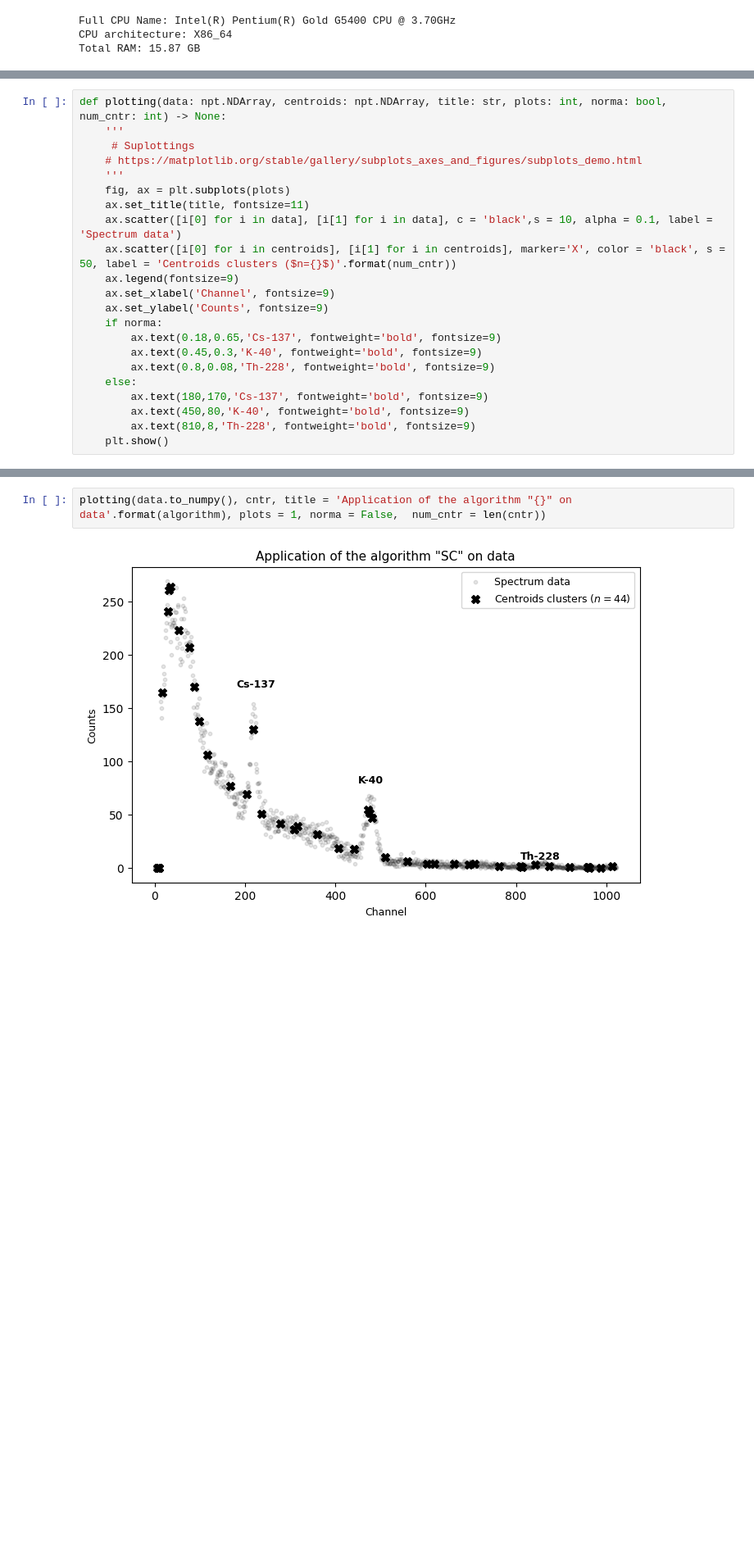
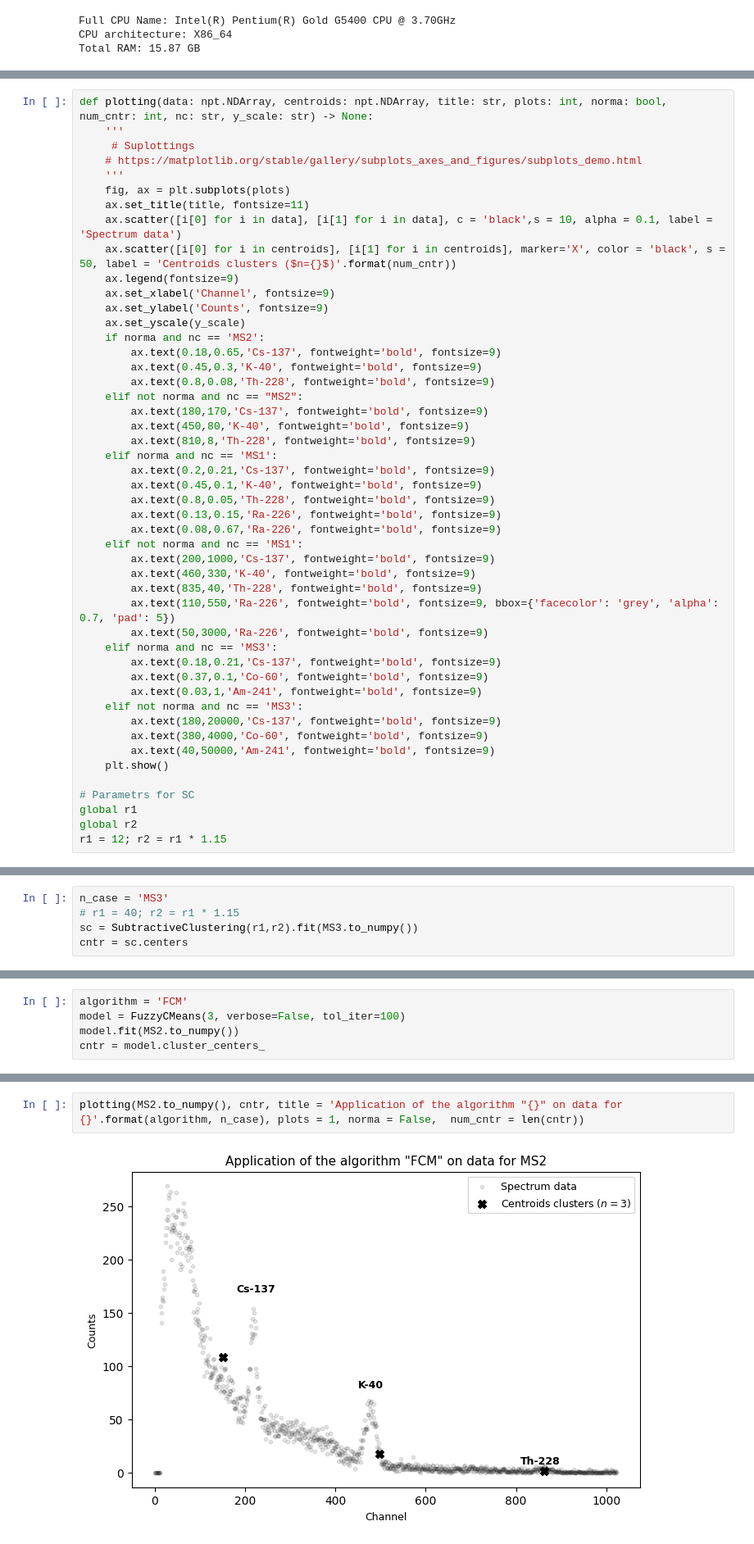
Before and after one commit to ialexpovad/acari, a Jupyter notebook: overview.ipynb, the cells around one changed output, grey strips where cells are left out. Shown at 82% size. Drawn from its saved outputs; the diff is of its cells as text; blank space fills up the shorter version.

```diff
--- a/overview.ipynb
+++ b/overview.ipynb
@@ -26,5 +60,5 @@ Total RAM: 15.87 GB
 # %%
-def plotting(data: npt.NDArray, centroids: npt.NDArray, title: str, plots: int, norma: bool, num_cntr: int) -> None:
+def plotting(data: npt.NDArray, centroids: npt.NDArray, title: str, plots: int, norma: bool, num_cntr: int, nc: str, y_scale: str) -> None:
     '''
      # Suplottings
     # https://matplotlib.org/stable/gallery/subplots_axes_and_figures/subplots_demo.html
@@ -36,13 +70,39 @@ def plotting(data: npt.NDArray, centroids: npt.NDArray, title: str, plots: int,
     ax.legend(fontsize=9)
     ax.set_xlabel('Channel', fontsize=9)
     ax.set_ylabel('Counts', fontsize=9)
-    if norma:
+    ax.set_yscale(y_scale)
+    if norma and nc == 'MS2':
         ax.text(0.18,0.65,'Cs-137', fontweight='bold', fontsize=9)
         ax.text(0.45,0.3,'K-40', fontweight='bold', fontsize=9)
         ax.text(0.8,0.08,'Th-228', fontweight='bold', fontsize=9)
-    else:
+    elif not norma and nc == "MS2":
         ax.text(180,170,'Cs-137', fontweight='bold', fontsize=9)
         ax.text(450,80,'K-40', fontweight='bold', fontsize=9)
         ax.text(810,8,'Th-228', fontweight='bold', fontsize=9)
+    elif norma and nc == 'MS1':
+        ax.text(0.2,0.21,'Cs-137', fontweight='bold', fontsize=9)
+        ax.text(0.45,0.1,'K-40', fontweight='bold', fontsize=9)
+        ax.text(0.8,0.05,'Th-228', fontweight='bold', fontsize=9)
+        ax.text(0.13,0.15,'Ra-226', fontweight='bold', fontsize=9)
+        ax.text(0.08,0.67,'Ra-226', fontweight='bold', fontsize=9)
+    elif not norma and nc == 'MS1':
+        ax.text(200,1000,'Cs-137', fontweight='bold', fontsize=9)
+        ax.text(460,330,'K-40', fontweight='bold', fontsize=9)
+        ax.text(835,40,'Th-228', fontweight='bold', fontsize=9)
+        ax.text(110,550,'Ra-226', fontweight='bold', fontsize=9, bbox={'facecolor': 'grey', 'alpha': 0.7, 'pad': 5})
+        ax.text(50,3000,'Ra-226', fontweight='bold', fontsize=9)
+    elif norma and nc == 'MS3':
+        ax.text(0.18,0.21,'Cs-137', fontweight='bold', fontsize=9)
+        ax.text(0.37,0.1,'Co-60', fontweight='bold', fontsize=9)
+        ax.text(0.03,1,'Am-241', fontweight='bold', fontsize=9)
+    elif not norma and nc == 'MS3':
+        ax.text(180,20000,'Cs-137', fontweight='bold', fontsize=9)
+        ax.text(380,4000,'Co-60', fontweight='bold', fontsize=9)
+        ax.text(40,50000,'Am-241', fontweight='bold', fontsize=9)
     plt.show()
+
+# Parametrs for SC
+global r1
+global r2
+r1 = 12; r2 = r1 * 1.15
 # %% [markdown]
@@ -72,0 +175,5 @@ cntr = sc.centers
+# %%
+n_case = 'MS3'
+# r1 = 40; r2 = r1 * 1.15
+sc = SubtractiveClustering(r1,r2).fit(MS3.to_numpy())
+cntr = sc.centers
@@ -72,0 +187,5 @@ cntr = sc.centers
+# %%
+algorithm = 'FCM'
+model = FuzzyCMeans(3, verbose=False, tol_iter=100)
+model.fit(MS2.to_numpy())
+cntr = model.cluster_centers_
@@ -73,4 +194,4 @@ cntr = sc.centers
 # %%
-plotting(data.to_numpy(), cntr, title = 'Application of the algorithm "{}" on data'.format(algorithm), plots = 1, norma = False,  num_cntr = len(cntr))
+plotting(MS2.to_numpy(), cntr, title = 'Application of the algorithm "{}" on data for {}'.format(algorithm, n_case), plots = 1, norma = False,  num_cntr = len(cntr))
 # %% [output]
-[figure, old version]
+[figure, new version]
```
Also changed, not shown: parts of 30 cells of this notebook.
